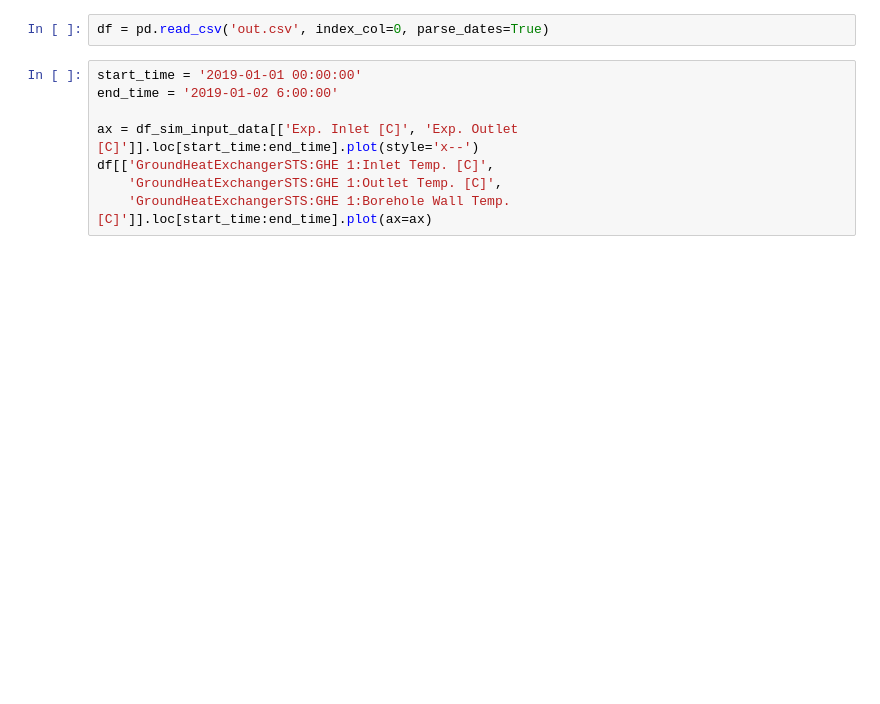
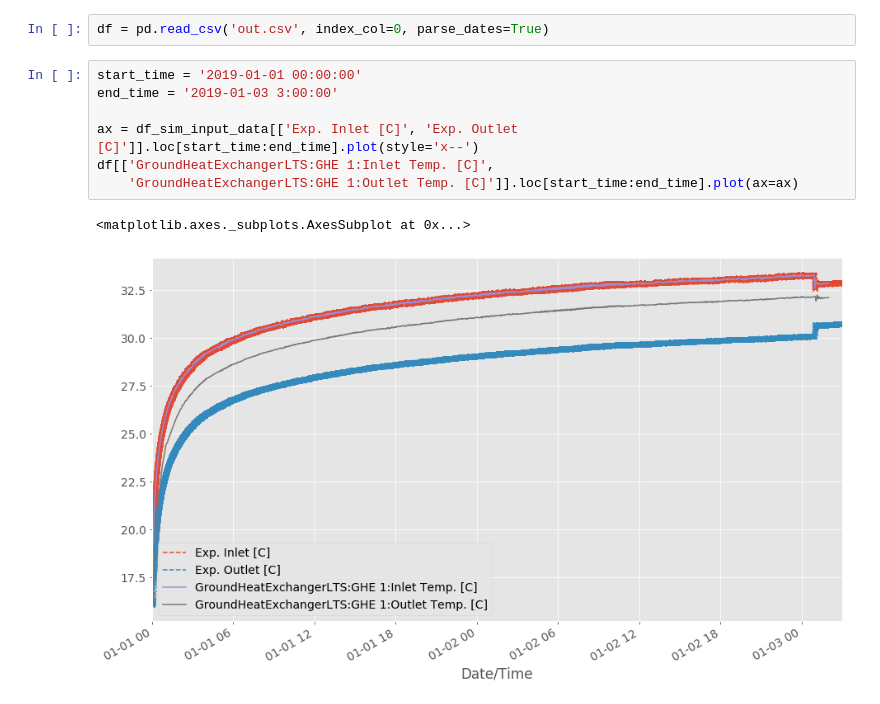
Before and after one commit to mitchute/GLHE, a Jupyter notebook: validation/MFRTRT_LTS/MFRTRT_LTS_Testing.ipynb, the cells around one changed output. Drawn from its saved outputs; the diff is of its cells as text; blank space fills up the shorter version.

```diff
--- a/validation/MFRTRT_LTS/MFRTRT_LTS_Testing.ipynb
+++ b/validation/MFRTRT_LTS/MFRTRT_LTS_Testing.ipynb
@@ -56,10 +59,12 @@ PlantLoop('in.json').simulate()
 df = pd.read_csv('out.csv', index_col=0, parse_dates=True)
 # %%
 start_time = '2019-01-01 00:00:00'
-end_time = '2019-01-02 6:00:00'
+end_time = '2019-01-03 3:00:00'
 
 ax = df_sim_input_data[['Exp. Inlet [C]', 'Exp. Outlet [C]']].loc[start_time:end_time].plot(style='x--')
-df[['GroundHeatExchangerSTS:GHE 1:Inlet Temp. [C]',
-    'GroundHeatExchangerSTS:GHE 1:Outlet Temp. [C]',
-    'GroundHeatExchangerSTS:GHE 1:Borehole Wall Temp. [C]']].loc[start_time:end_time].plot(ax=ax)
+df[['GroundHeatExchangerLTS:GHE 1:Inlet Temp. [C]',
+    'GroundHeatExchangerLTS:GHE 1:Outlet Temp. [C]']].loc[start_time:end_time].plot(ax=ax)
+# %% [output]
+<matplotlib.axes._subplots.AxesSubplot at 0x...>
+[figure, added]
 # %%
```
Also changed, not shown: parts of 9 cells of this notebook, 19 other files.
